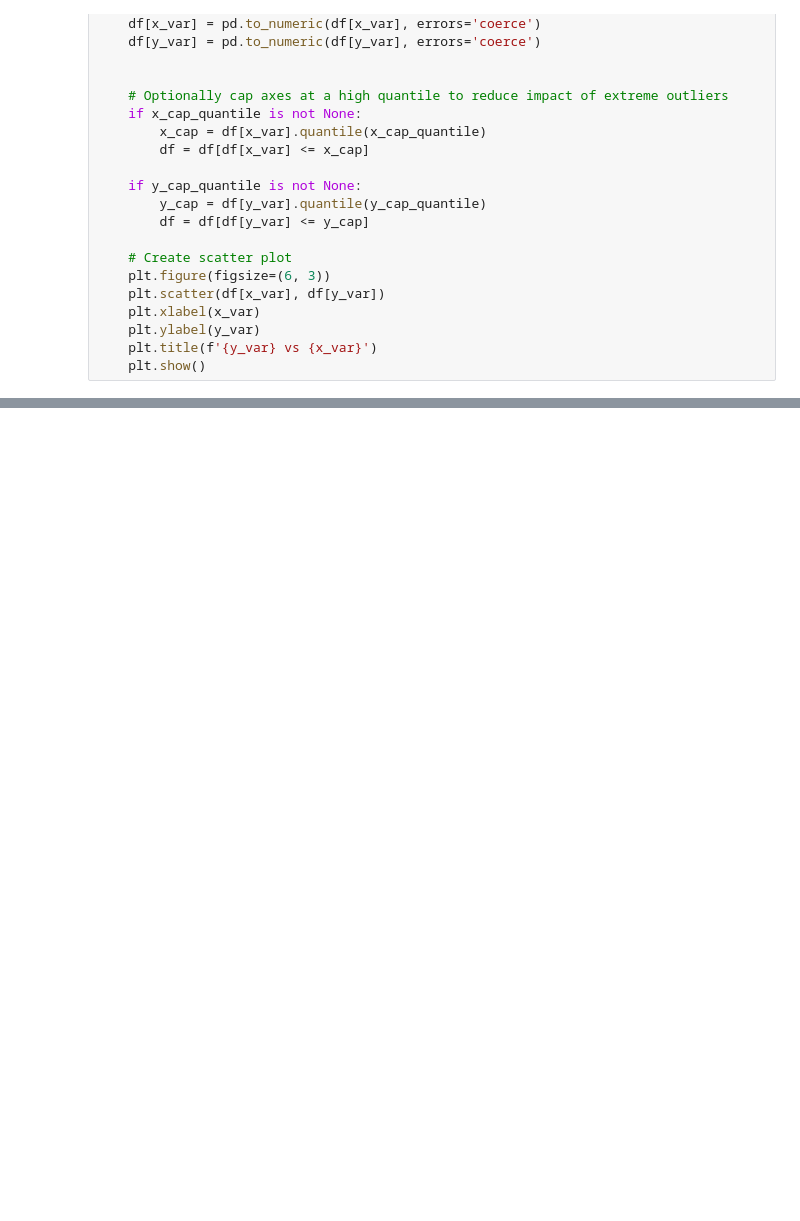
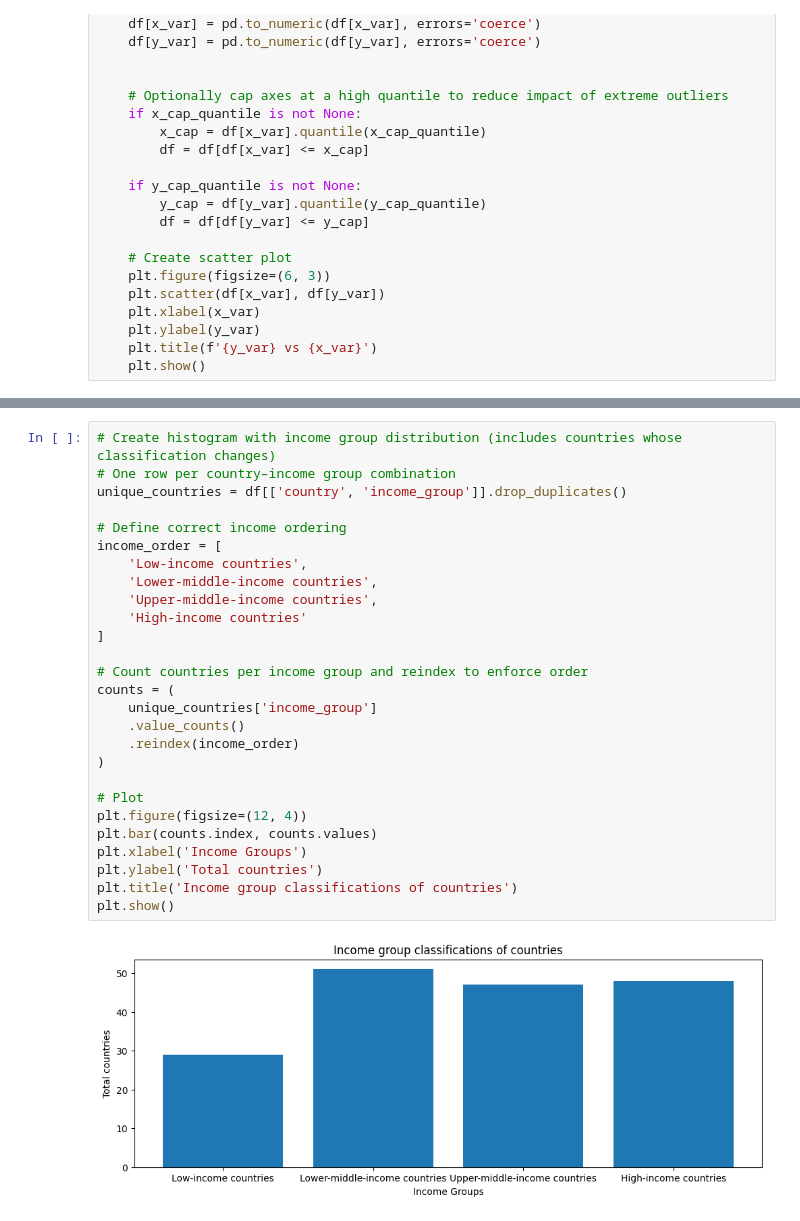
Before and after one commit to RadostTrak/trade-growth-panel-analysis, a Jupyter notebook: 02_data_exploration.ipynb, the cells around one changed output, grey strips where cells are left out. Drawn from its saved outputs; the diff is of its cells as text; blank space fills up the shorter version.

Commit message:
Create bar plot of income groups

```diff
--- a/02_data_exploration.ipynb
+++ b/02_data_exploration.ipynb
@@ -90,0 +83,29 @@ scatter_plot(df, 'tariff', 'rgdpe', 0.99)
+# %%
+# Create histogram with income group distribution (includes countries whose classification changes)
+# One row per country–income group combination
+unique_countries = df[['country', 'income_group']].drop_duplicates()
+
+# Define correct income ordering
+income_order = [
+    'Low-income countries',
+    'Lower-middle-income countries',
+    'Upper-middle-income countries',
+    'High-income countries'
+]
+
+# Count countries per income group and reindex to enforce order
+counts = (
+    unique_countries['income_group']
+    .value_counts()
+    .reindex(income_order)
+)
+
+# Plot
+plt.figure(figsize=(12, 4))
+plt.bar(counts.index, counts.values)
+plt.xlabel('Income Groups')
+plt.ylabel('Total countries')
+plt.title('Income group classifications of countries')
+plt.show()
+# %% [output]
+[figure, new version]
```
Also changed, not shown: parts of 5 cells of this notebook.
